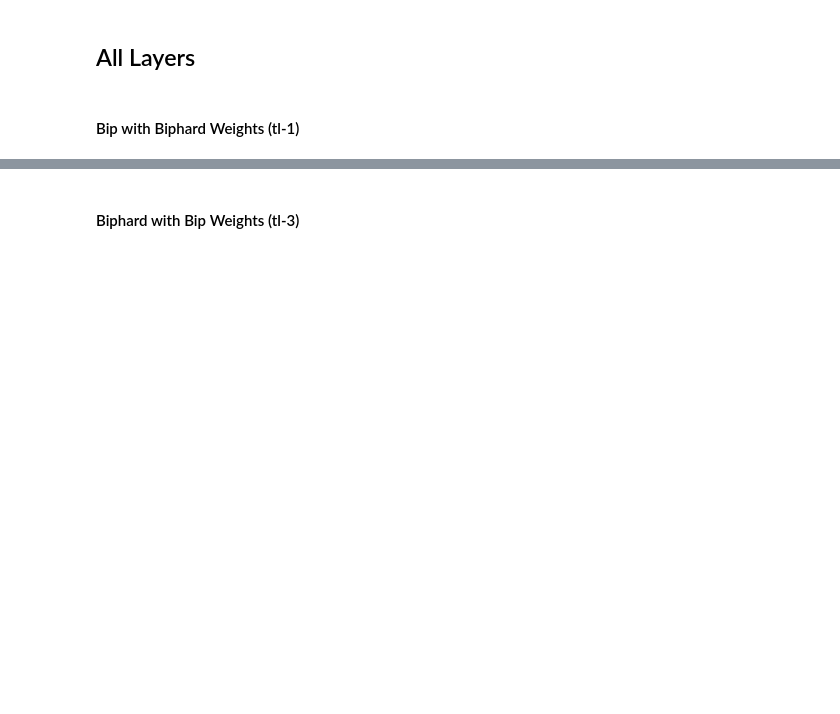
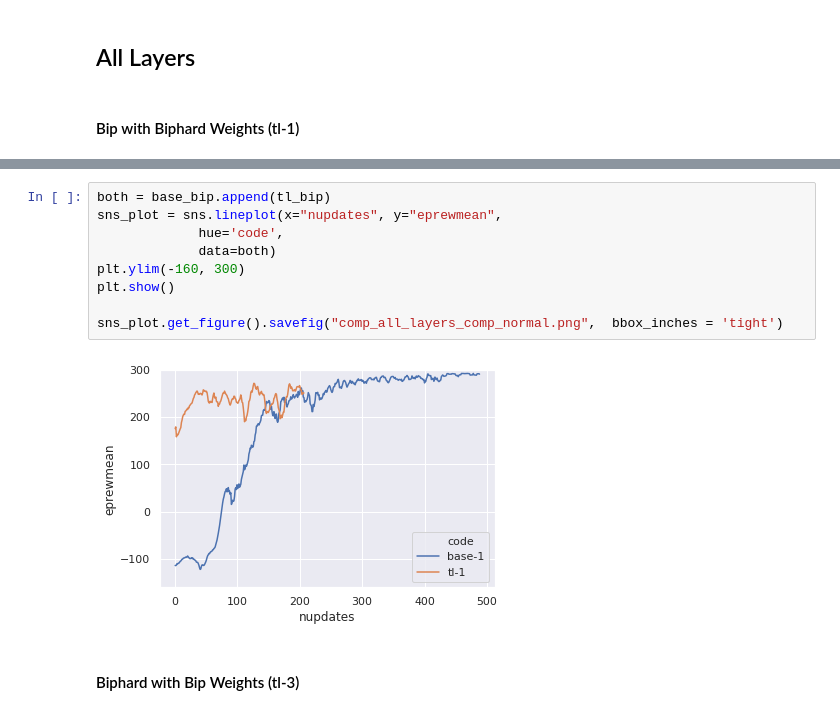
Before and after one commit to tjcdev/mlpgroup009, a Jupyter notebook: analysis/Analysis.ipynb, the cells around one changed output, grey strips where cells are left out. Saved outputs shown, nothing was run; the diff lists cells and outputs as text; blank space fills up the shorter version.

```diff
--- a/analysis/Analysis.ipynb
+++ b/analysis/Analysis.ipynb
@@ -62,5 +63,16 @@ sns_plot.get_figure().savefig("normal_with_hardcore_weights.png",  bbox_inches =
 # %% [output]
 [figure]
+# %%
+both = base_bip.append(tl_bip)
+sns_plot = sns.lineplot(x="nupdates", y="eprewmean",
+             hue='code',
+             data=both)
+plt.ylim(-160, 300)
+plt.show()
+
+sns_plot.get_figure().savefig("comp_all_layers_comp_normal.png",  bbox_inches = 'tight')
+# %% [output]
+[figure, added]
 # %% [markdown]
 #### Biphard with Bip Weights (tl-3)
 # %%
```
Also changed, not shown: parts of 10 cells of this notebook.
